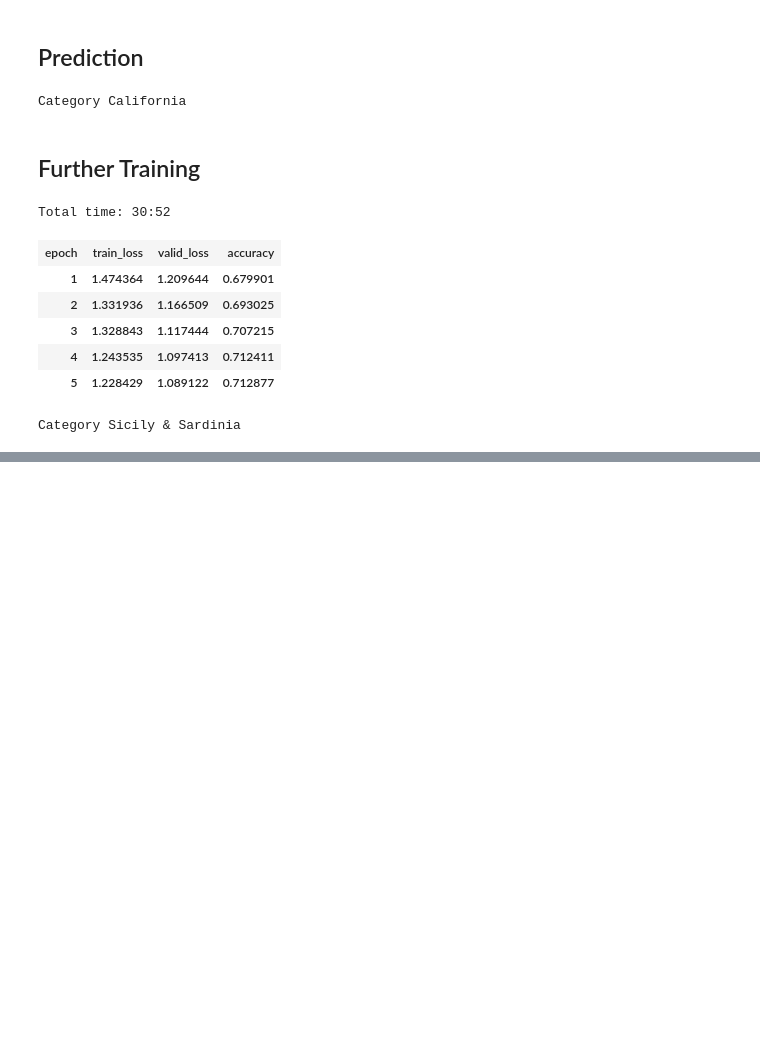
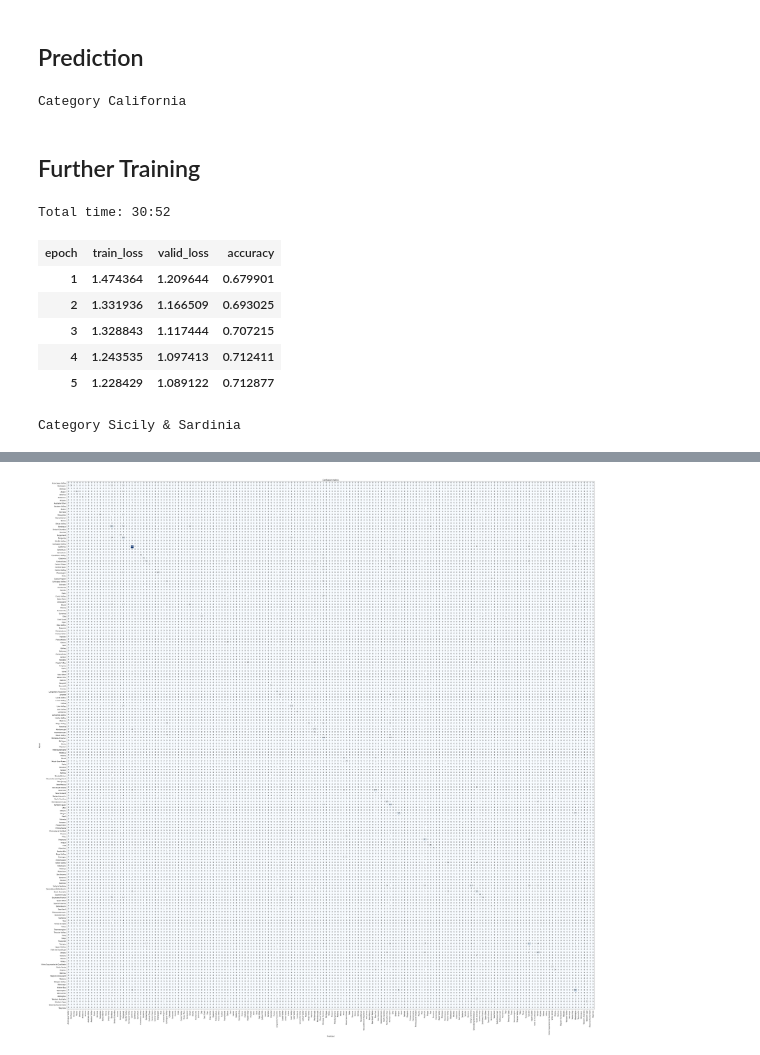
Before and after one commit to danieldiamond/nlp-projects, a Jupyter notebook: wine-reviews/wine-review-by-province.ipynb, the cells around one changed output, grey strips where cells are left out. Saved outputs shown, nothing was run; the diff lists cells and outputs as text; code cells hidden in the pictures; blank space fills up the shorter version.

Commit message:
confusion matrix

```diff
--- a/wine-reviews/wine-review-by-province.ipynb
+++ b/wine-reviews/wine-review-by-province.ipynb
@@ -237,0 +356,4 @@ Category Sicily & Sardinia
+# %%
+sub_learn.unfreeze()
+sub_learn.fit_one_cycle(4, slice(1e-3/(2.6**4),1e-3))
+sub_learn.save('sub-prov-final')
@@ -237,0 +369,2 @@ Category Sicily & Sardinia
+# %%
+sub_learn.load('sub-prov-final');
@@ -237,0 +373,2 @@ Category Sicily & Sardinia
+# %%
+sub_learn.fit_one_cycle(5, slice(1e-5,1e-3))
@@ -237,0 +387,6 @@ Category Sicily & Sardinia
+# %%
+interp = ClassificationInterpretation.from_learner(sub_learn)
+# %%
+interp.plot_confusion_matrix(figsize=(50,50))
+# %% [output]
+[figure, added]
```
Also changed, not shown: parts of 32 cells of this notebook.
